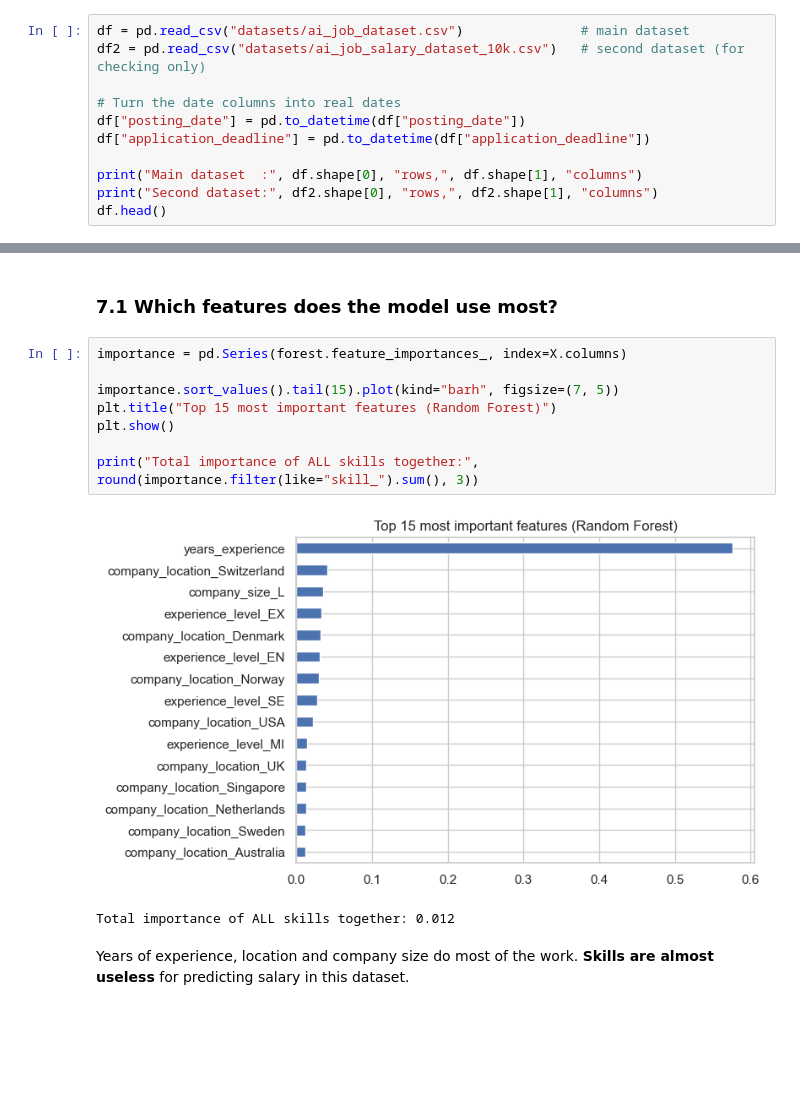
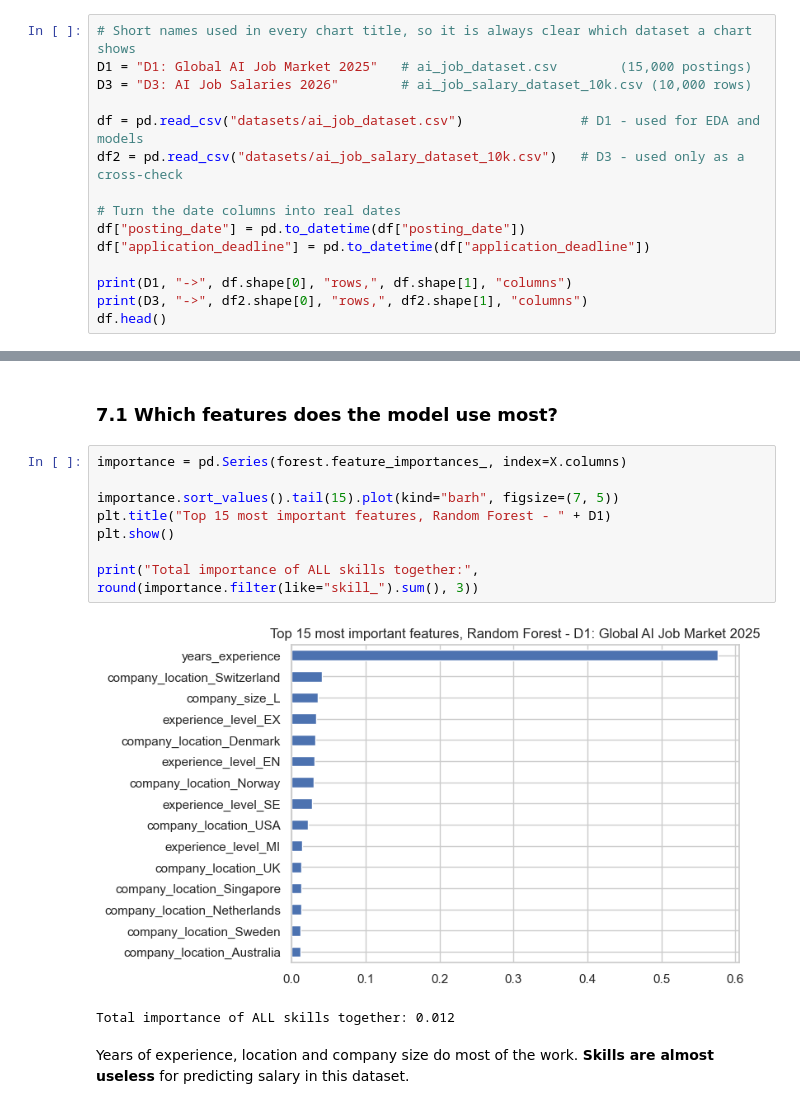
Before and after one commit to WinNawee/Job-Recommendation-Salary-Analyzer, a Jupyter notebook: ai_job_market_eda.ipynb, the cells around one changed output, grey strips where cells are left out. Saved outputs shown, nothing was run; the diff lists cells and outputs as text; blank space fills up the shorter version.

```diff
--- a/ai_job_market_eda.ipynb
+++ b/ai_job_market_eda.ipynb
@@ -31,14 +31,18 @@ os.makedirs("figures", exist_ok=True)   # folder for slide charts
 # %% [markdown]
 ## 1. Load the data
 # %%
-df = pd.read_csv("datasets/ai_job_dataset.csv")               # main dataset
-df2 = pd.read_csv("datasets/ai_job_salary_dataset_10k.csv")   # second dataset (for checking only)
+# Short names used in every chart title, so it is always clear which dataset a chart shows
+D1 = "D1: Global AI Job Market 2025"   # ai_job_dataset.csv        (15,000 postings)
+D3 = "D3: AI Job Salaries 2026"        # ai_job_salary_dataset_10k.csv (10,000 rows)
+
+df = pd.read_csv("datasets/ai_job_dataset.csv")               # D1 - used for EDA and models
+df2 = pd.read_csv("datasets/ai_job_salary_dataset_10k.csv")   # D3 - used only as a cross-check
 
 # Turn the date columns into real dates
 df["posting_date"] = pd.to_datetime(df["posting_date"])
 df["application_deadline"] = pd.to_datetime(df["application_deadline"])
 
-print("Main dataset  :", df.shape[0], "rows,", df.shape[1], "columns")
-print("Second dataset:", df2.shape[0], "rows,", df2.shape[1], "columns")
+print(D1, "->", df.shape[0], "rows,", df.shape[1], "columns")
+print(D3, "->", df2.shape[0], "rows,", df2.shape[1], "columns")
 df.head()
 # %% [output]
@@ -687,13 +691,13 @@ Both models are off by about **$15k** on average, compared with about $28k for t
 # %%
 importance = pd.Series(forest.feature_importances_, index=X.columns)
 
 importance.sort_values().tail(15).plot(kind="barh", figsize=(7, 5))
-plt.title("Top 15 most important features (Random Forest)")
+plt.title("Top 15 most important features, Random Forest - " + D1)
 plt.show()
 
 print("Total importance of ALL skills together:", round(importance.filter(like="skill_").sum(), 3))
 # %% [output]
-[figure, old version]
+[figure, new version]
 Total importance of ALL skills together: 0.012
 # %% [markdown]
 Years of experience, location and company size do most of the work. **Skills are almost useless** for predicting salary in this dataset.
```
Also changed, not shown: parts of 27 cells of this notebook, 6 other files.
